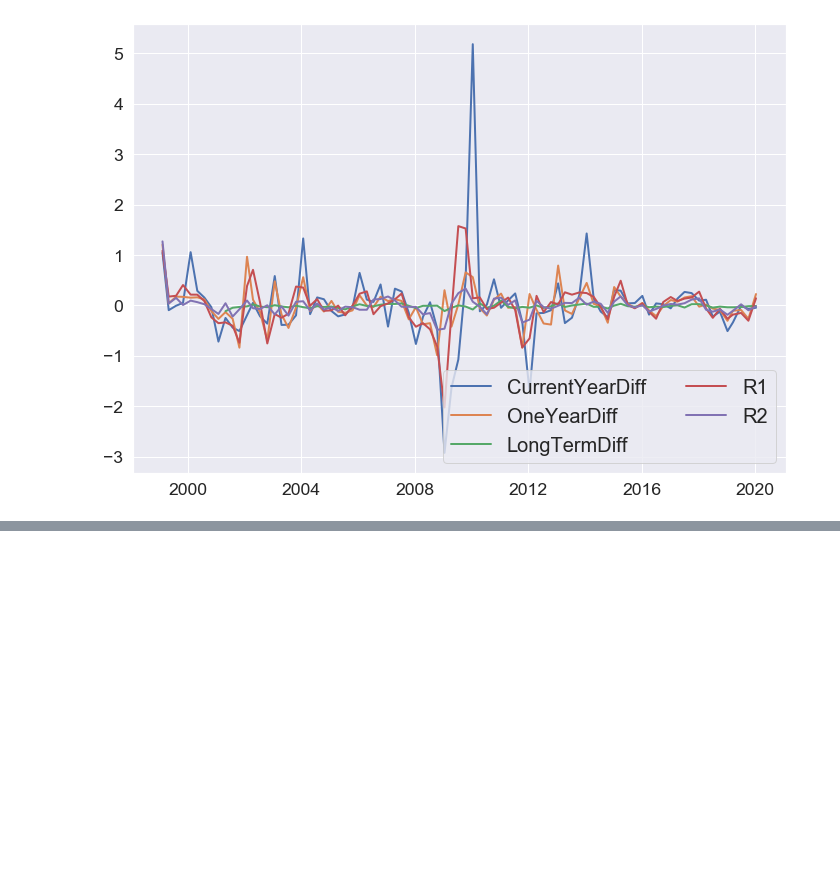
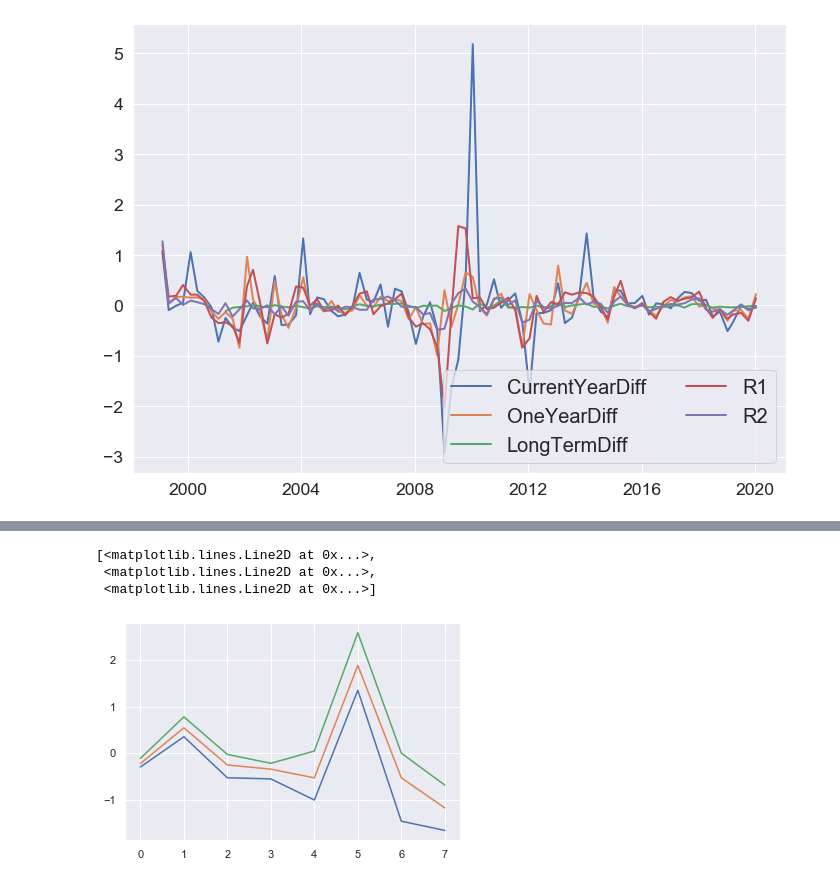
Before and after one commit to geri310/ECB_FG_GMM_approach_MSc_Thesis, a Jupyter notebook: gdpGMM-refe.ipynb, the cells around one changed output, grey strips where cells are left out. Saved outputs shown, nothing was run; the diff lists cells and outputs as text; code cells hidden in the pictures; blank space fills up the shorter version.

```diff
--- a/gdpGMM-refe.ipynb
+++ b/gdpGMM-refe.ipynb
@@ -617,0 +379,17 @@ c7            -0.0021      0.002     -1.080      0.280      -0.006       0.002
+# %%
+gmmrespdnewcum = pd.DataFrame(columns=['c0', 'c1', 'c2', 'c3', 'c4', 'c5', 'c6', 'c7'], index = gmmrespdnew.index)
+gmmrespdnewcum.iloc[:,0] =  gmmrespdnew.iloc[:,0]
+for i in range(1, 8):
+    gmmrespdnewcum.iloc[:,i] = gmmrespdnew.iloc[:,i]-gmmrespdnewcum.iloc[:,:i-1].sum(axis=1)
+# %%
+pltcb = pd.DataFrame(columns=['p25','Median','p75'], index = np.arange(0,8))
+#pltcb['Min'] = pd.Series(gmmrespdnew.min().values)
+pltcb['p25'] = pd.Series(gmmrespdnewcum.quantile(0.25).values)
+pltcb['Median'] = pd.Series(gmmrespdnewcum.quantile(0.5).values)
+pltcb['p75'] = pd.Series(gmmrespdnewcum.quantile(0.75).values)
+plt.plot(pltcb)
+# %% [output]
+[<matplotlib.lines.Line2D at 0x...>,
+ <matplotlib.lines.Line2D at 0x...>,
+ <matplotlib.lines.Line2D at 0x...>]
+[figure, added]
```
Also changed, not shown: parts of 35 cells of this notebook.
